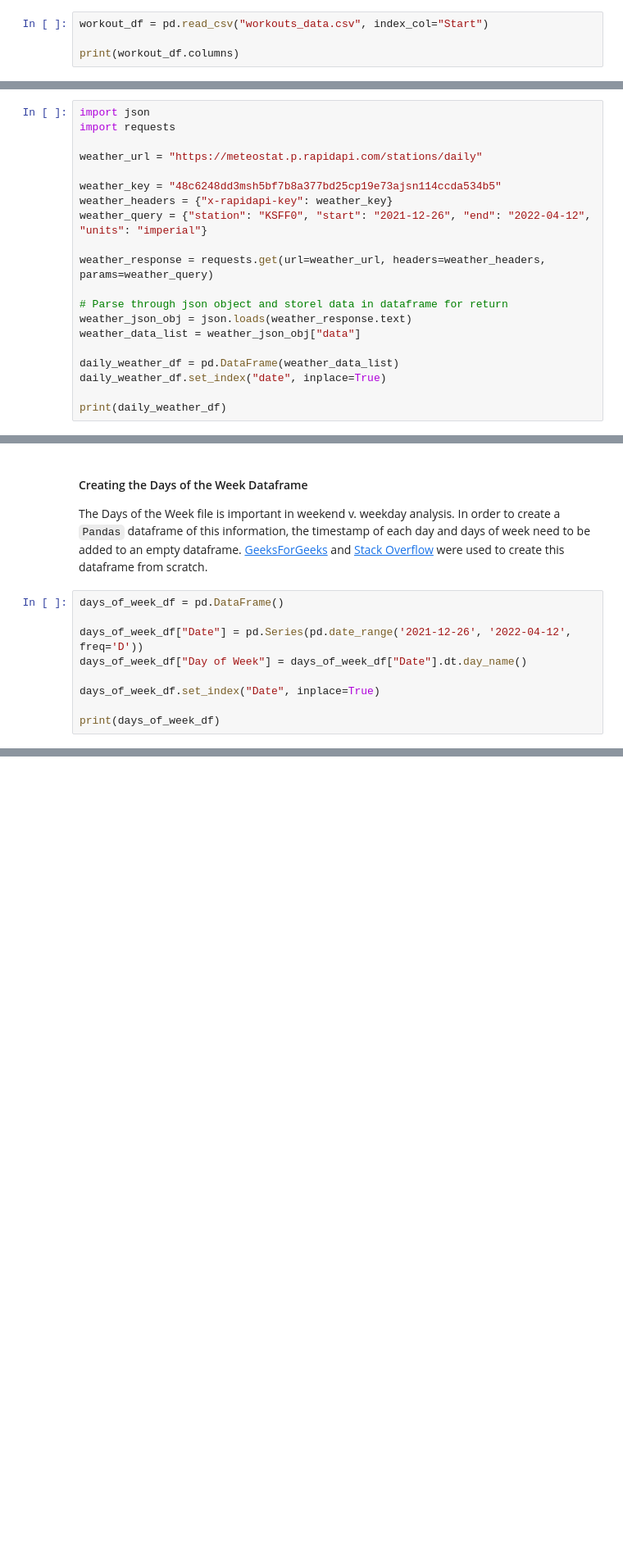
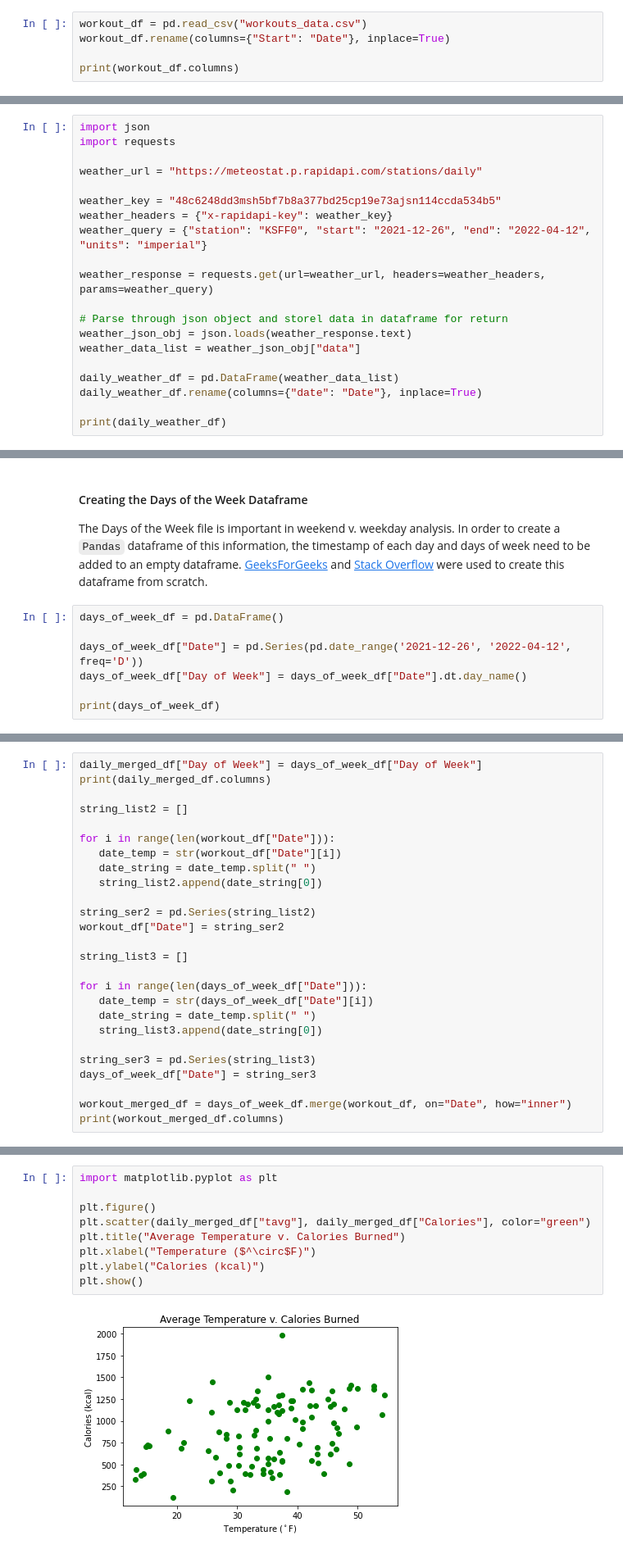
Before and after one commit to dgiacobbi/AppleFitnessEDA, a Jupyter notebook: AppleFitEDA.ipynb, the cells around one changed output, grey strips where cells are left out. Shown: that part at 82% size. Saved outputs shown, nothing was run; the diff lists cells and outputs as text; blank space fills up the shorter version.

```diff
--- a/AppleFitEDA.ipynb
+++ b/AppleFitEDA.ipynb
@@ -61,5 +62,6 @@ The next Apple Watch csv file is workout centered. This file includes data relat
 # %%
-workout_df = pd.read_csv("workouts_data.csv", index_col="Start")
+workout_df = pd.read_csv("workouts_data.csv")
+workout_df.rename(columns={"Start": "Date"}, inplace=True)
 
 print(workout_df.columns)
 # %% [output]
@@ -101,7 +104,7 @@ weather_json_obj = json.loads(weather_response.text)
 weather_data_list = weather_json_obj["data"]
 
 daily_weather_df = pd.DataFrame(weather_data_list)
-daily_weather_df.set_index("date", inplace=True)
+daily_weather_df.rename(columns={"date": "Date"}, inplace=True)
 
 print(daily_weather_df)
 # %% [output]
@@ -138,7 +144,5 @@ days_of_week_df = pd.DataFrame()
 days_of_week_df["Date"] = pd.Series(pd.date_range('2021-12-26', '2022-04-12', freq='D'))
 days_of_week_df["Day of Week"] = days_of_week_df["Date"].dt.day_name()
 
-days_of_week_df.set_index("Date", inplace=True)
-
 print(days_of_week_df)
 # %% [output]
@@ -284,0 +313,26 @@ In order to properly find trends to visualize and test on, the cleaned dataframe
+# %%
+daily_merged_df["Day of Week"] = days_of_week_df["Day of Week"]
+print(daily_merged_df.columns)
+
+string_list2 = []
+
+for i in range(len(workout_df["Date"])):
+   date_temp = str(workout_df["Date"][i])
+   date_string = date_temp.split(" ")
+   string_list2.append(date_string[0])
+
+string_ser2 = pd.Series(string_list2)
+workout_df["Date"] = string_ser2
+
+string_list3 = []
+
+for i in range(len(days_of_week_df["Date"])):
+   date_temp = str(days_of_week_df["Date"][i])
+   date_string = date_temp.split(" ")
+   string_list3.append(date_string[0])
+
+string_ser3 = pd.Series(string_list3)
+days_of_week_df["Date"] = string_ser3
+
+workout_merged_df = days_of_week_df.merge(workout_df, on="Date", how="inner")
+print(workout_merged_df.columns)
@@ -284,0 +356,11 @@ In order to properly find trends to visualize and test on, the cleaned dataframe
+# %%
+import matplotlib.pyplot as plt
+
+plt.figure()
+plt.scatter(daily_merged_df["tavg"], daily_merged_df["Calories"], color="green")
+plt.title("Average Temperature v. Calories Burned")
+plt.xlabel("Temperature ($^\circ$F)")
+plt.ylabel("Calories (kcal)")
+plt.show()
+# %% [output]
+[figure, added]
```
Also changed, not shown: parts of 26 cells of this notebook, 1 other file.
